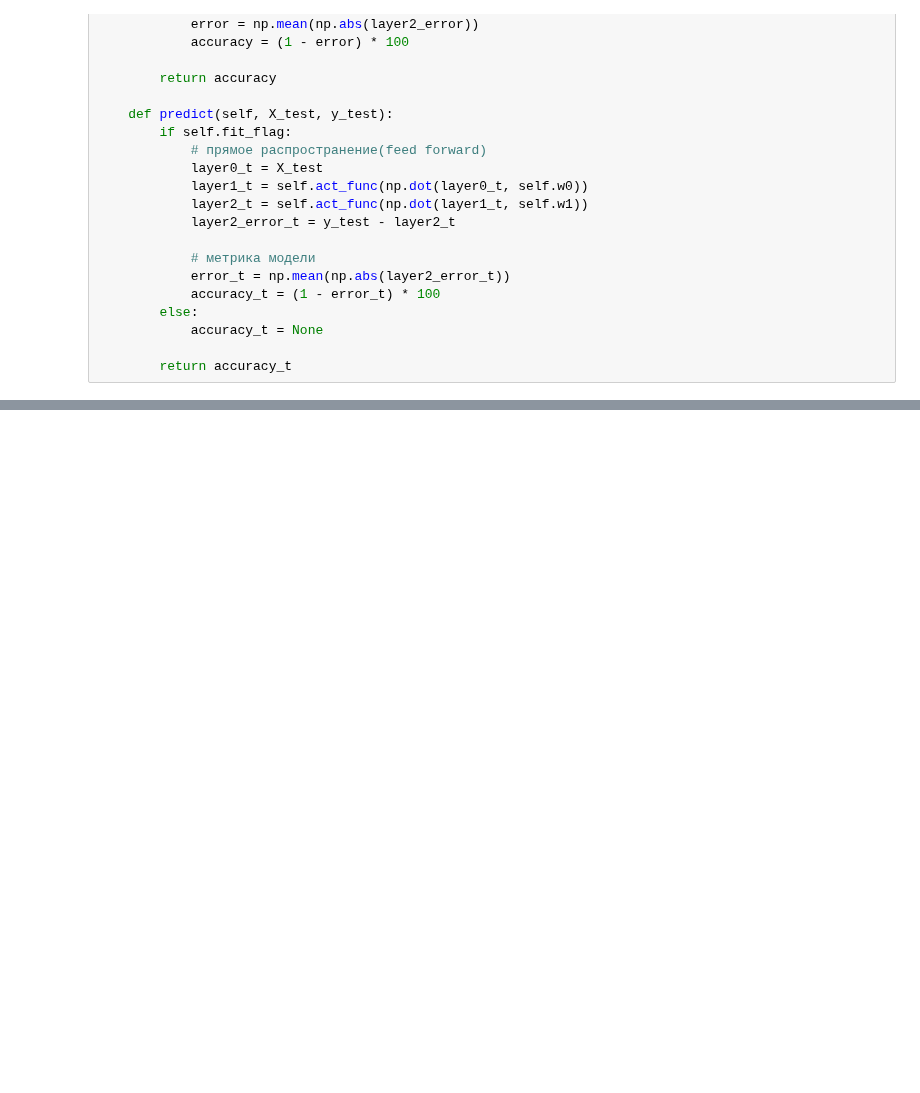
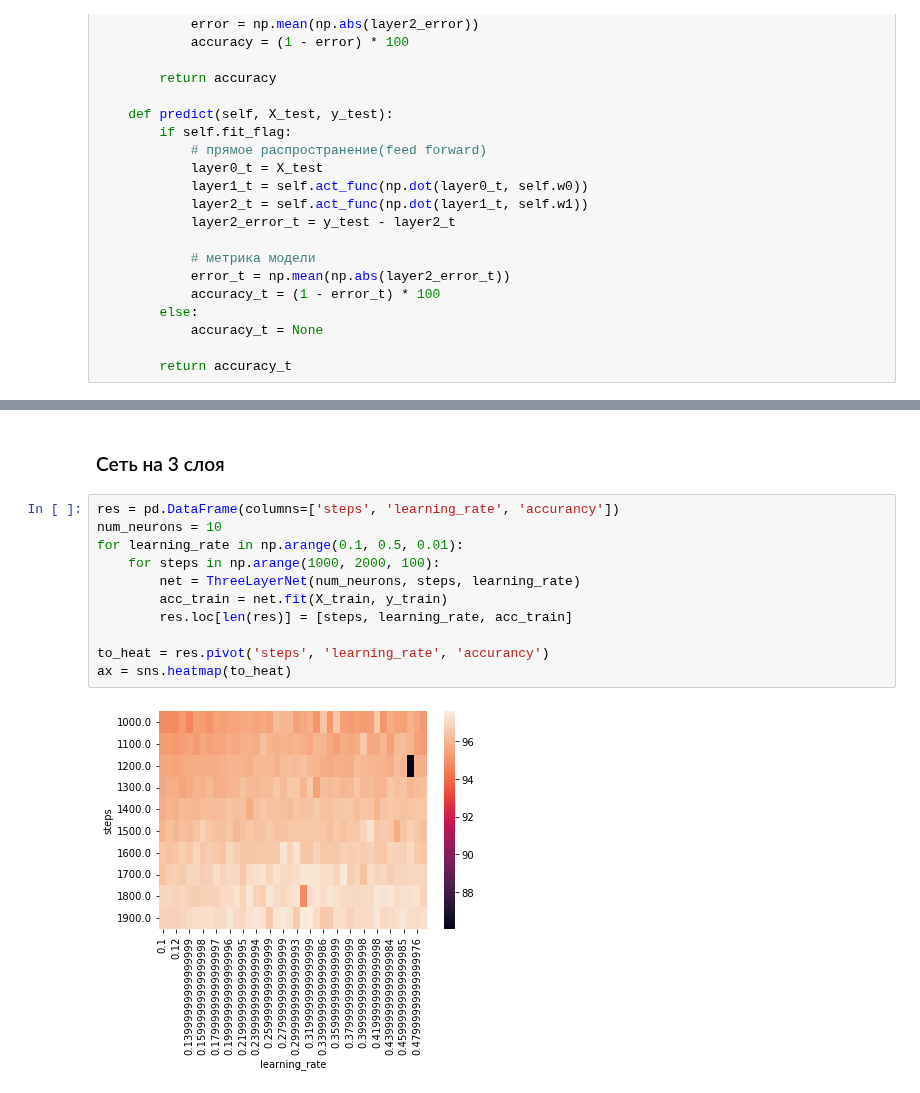
Before and after one commit to stureiko/GeekBrains, a Jupyter notebook: Nutral_nets/Lesson_01/Lesson_01_HW.ipynb, the cells around one changed output, grey strips where cells are left out. Cells and saved outputs as stored; diff of their text form; blank space fills up the shorter version.

```diff
--- a/Nutral_nets/Lesson_01/Lesson_01_HW.ipynb
+++ b/Nutral_nets/Lesson_01/Lesson_01_HW.ipynb
@@ -171,0 +262,15 @@ plt.show()
+# %% [markdown]
+### Сеть на 3 слоя
+# %%
+res = pd.DataFrame(columns=['steps', 'learning_rate', 'accurancy'])
+num_neurons = 10
+for learning_rate in np.arange(0.1, 0.5, 0.01):
+    for steps in np.arange(1000, 2000, 100):
+        net = ThreeLayerNet(num_neurons, steps, learning_rate)
+        acc_train = net.fit(X_train, y_train)
+        res.loc[len(res)] = [steps, learning_rate, acc_train]
+
+to_heat = res.pivot('steps', 'learning_rate', 'accurancy')
+ax = sns.heatmap(to_heat)
+# %% [output]
+[figure, added]
```
Also changed, not shown: parts of 29 cells of this notebook.
